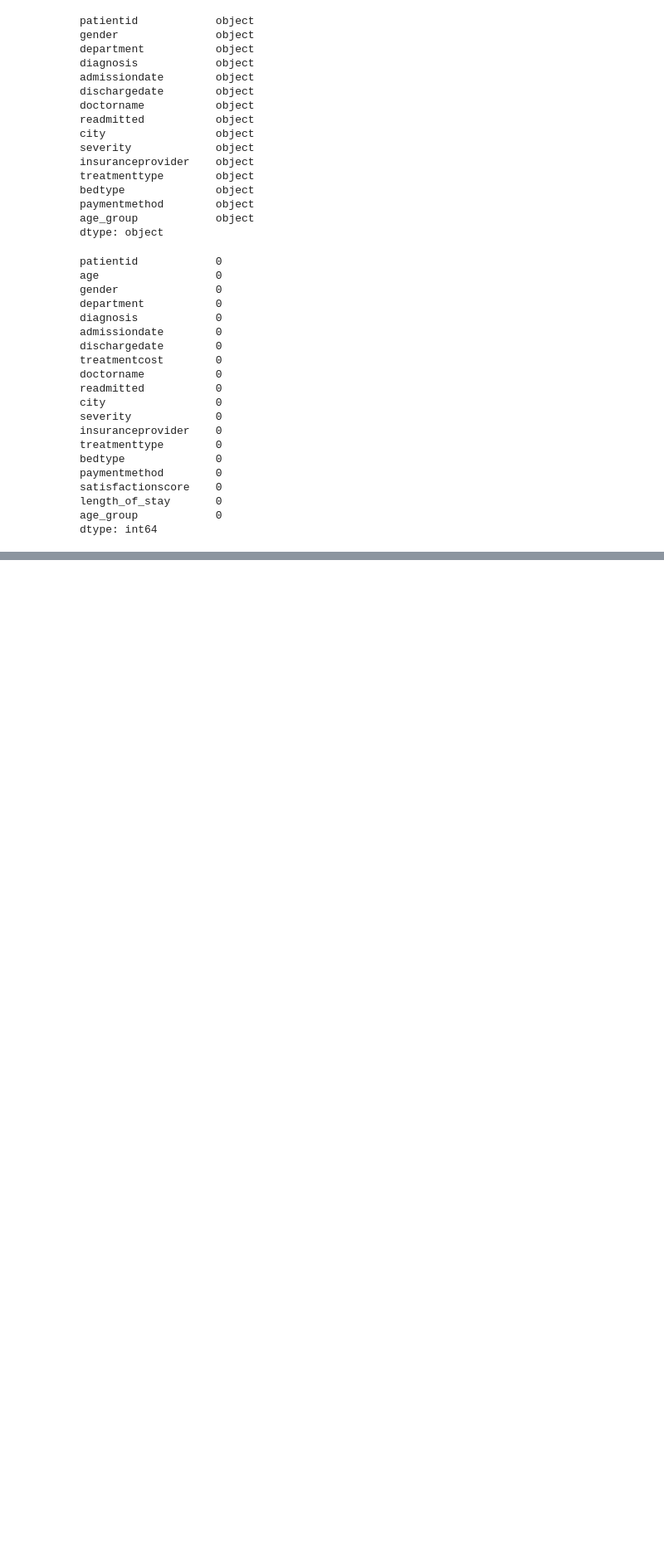
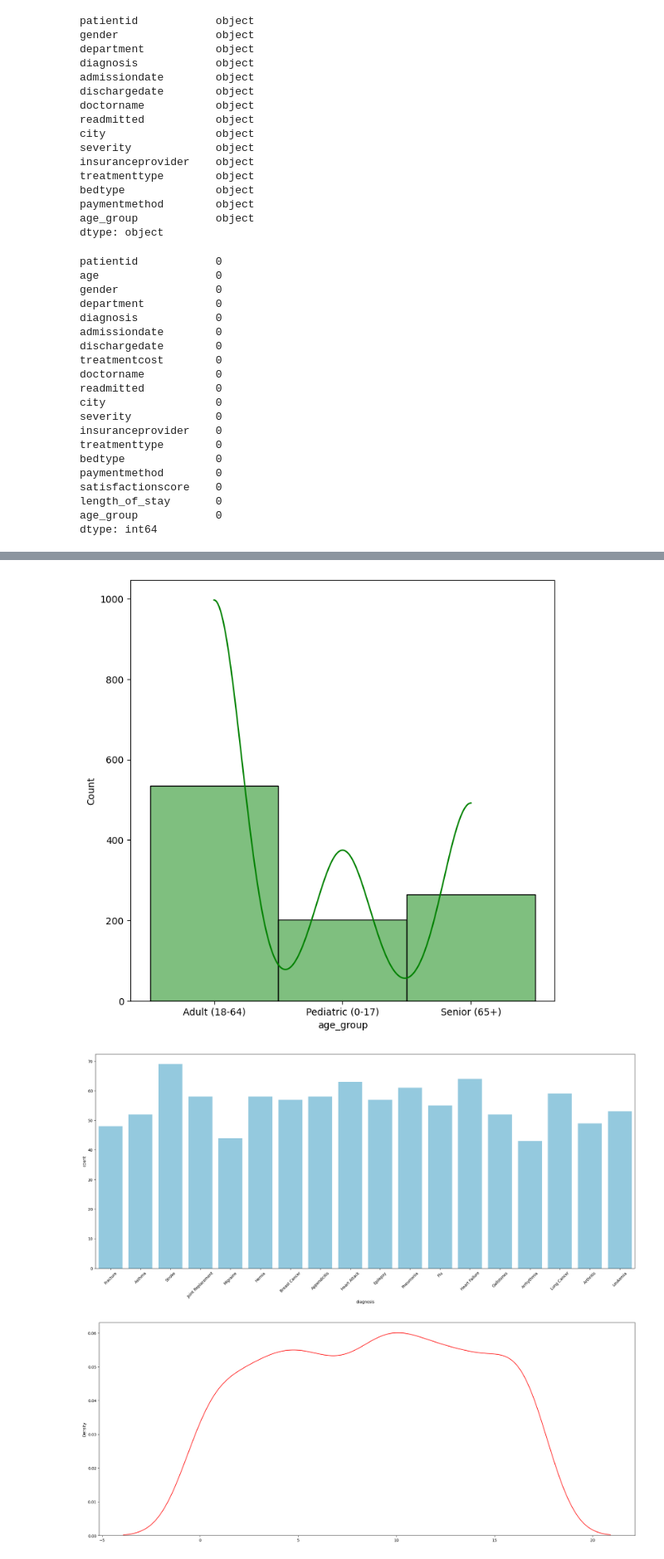
Before and after one commit to NathanPimenta/Synthea-Based-Hospital-Dashboard, a Jupyter notebook: Main Model.ipynb, the cells around one changed output, grey strips where cells are left out. Shown at 83% size. Saved outputs shown, nothing was run; the diff lists cells and outputs as text; code cells hidden in the pictures; blank space fills up the shorter version.

```diff
--- a/Main Model.ipynb
+++ b/Main Model.ipynb
@@ -160 +134,28 @@ data
 1000 rows × 19 columns
+# %%
+""" Doing some EDA on the data to know the distribution, variance, etc """
+plt.figure(figsize=(8, 8))
+sns.histplot(data=data['age_group'], kde=True, color='g', binrange=(0, 2))
+plt.show()
+
+plt.figure(figsize=(25, 10))
+sns.countplot(data=pd.DataFrame(data['diagnosis']), color='skyblue', x='diagnosis')
+plt.xticks(rotation=45)
+plt.show()
+
+plt.figure(figsize=(25, 10))
+sns.kdeplot(data=le.fit_transform(data['diagnosis']), color='r')
+plt.show()
+
+plt.figure(figsize=(15, 10))
+sns.countplot(data=data['treatmenttype'], color='b')
+plt.show()
+
+
+plt.figure(figsize=(15, 10))
+sns.countplot(data={'Name of the Doctor': data['doctorname']}, color='g', x="Name of the Doctor")
+plt.show()
+# %% [output]
+[figure, added]
+[figure, added]
+[figure, added]
```
Also changed, not shown: parts of 13 cells of this notebook, 4 other files.
